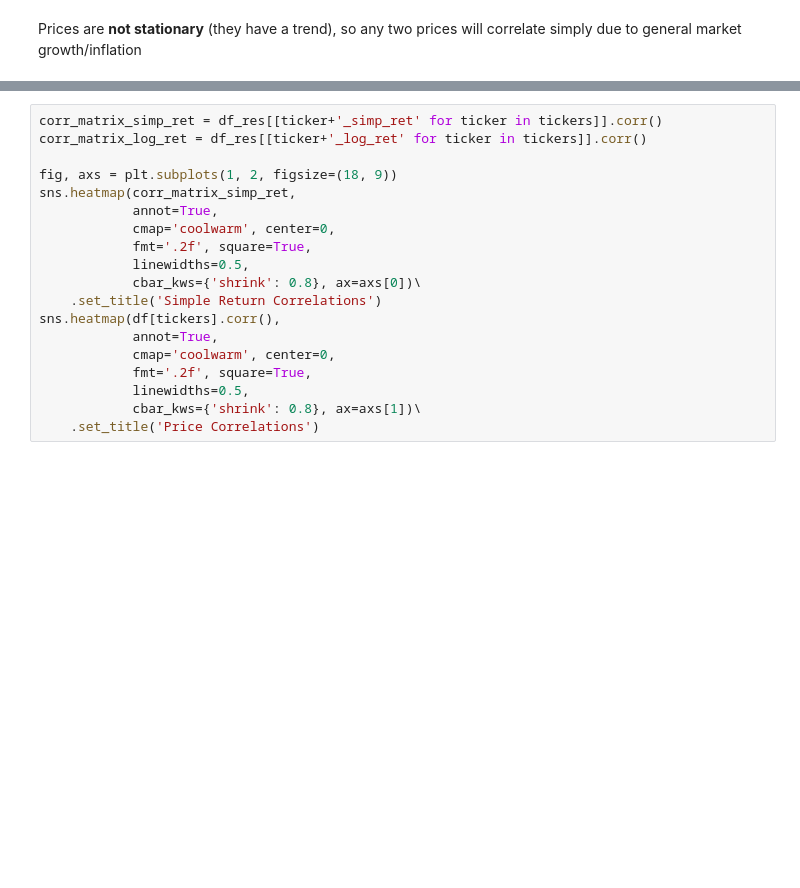
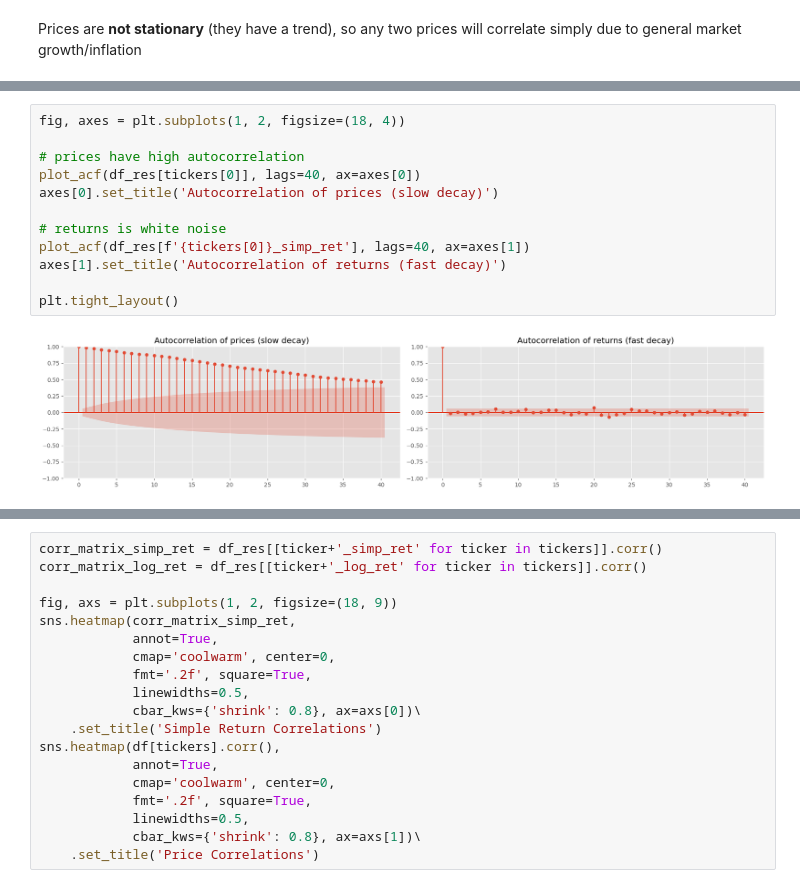
Before and after one commit to fadeeva/portfoli_o_o_ptimisation, a Jupyter notebook: Step_01__Basics_Return_Risk_Correlation.ipynb, the cells around one changed output, grey strips where cells are left out. Cells and saved outputs as stored; diff of their text form; blank space fills up the shorter version.

```diff
--- a/Step_01__Basics_Return_Risk_Correlation.ipynb
+++ b/Step_01__Basics_Return_Risk_Correlation.ipynb
@@ -80,3 +113,17 @@ Prices are **not stationary** (they have a trend), so any two prices will correl
+# %%
+fig, axes = plt.subplots(1, 2, figsize=(18, 4))
+
+# prices have high autocorrelation
+plot_acf(df_res[tickers[0]], lags=40, ax=axes[0])
+axes[0].set_title('Autocorrelation of prices (slow decay)')
+
+# returns is white noise
+plot_acf(df_res[f'{tickers[0]}_simp_ret'], lags=40, ax=axes[1])
+axes[1].set_title('Autocorrelation of returns (fast decay)')
+
+plt.tight_layout()
+# %% [output]
+[figure, added]
 # %%
 pp = sns.pairplot(
     df_res[tickers],
```
Also changed, not shown: parts of 5 cells of this notebook.
